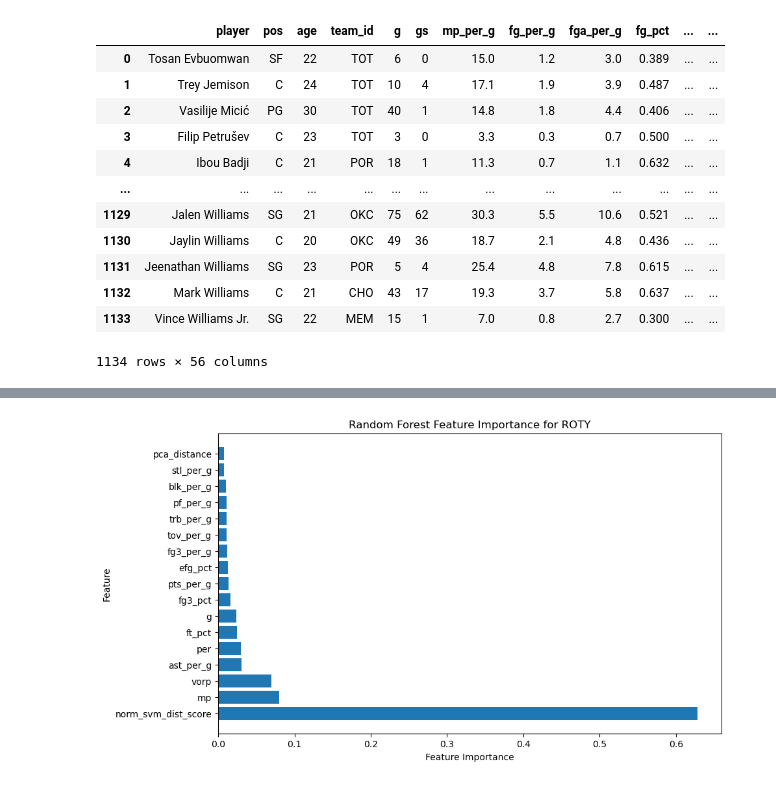
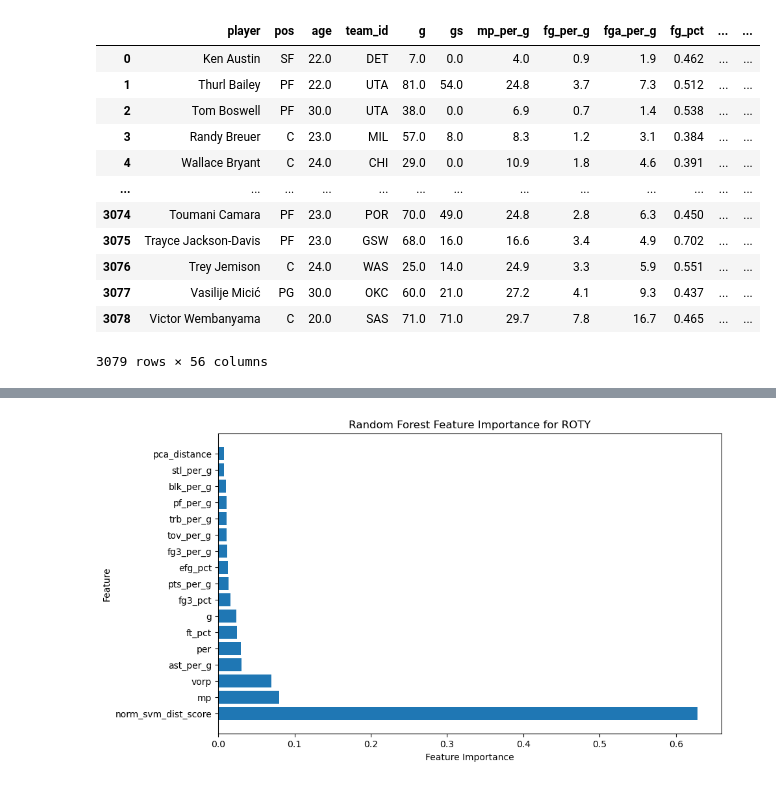
Before and after one commit to brianfdo/NBA-Player-Analysis, a Jupyter notebook: Modeling.ipynb, the cells around one changed output, grey strips where cells are left out. Drawn from its saved outputs; the diff is of its cells as text; code cells hidden in the pictures.

```diff
--- a/Modeling.ipynb
+++ b/Modeling.ipynb
@@ -9,20 +9,20 @@ from sklearn.preprocessing import StandardScaler
 import seaborn as sns
 from sklearn import metrics
 # %%
-rookie = pd.read_csv('data/rookie_data_3_28_2024.csv').iloc[:, 1:]
+rookie = pd.read_csv('data/rookie_full_total_seasons.csv').iloc[:, 1:]
 rookie
 # %% [output]
 |  | player | pos | age | team_id | g | gs | mp_per_g | fg_per_g | fga_per_g | fg_pct | ... | ... |
-| 0 | Tosan Evbuomwan | SF | 22 | TOT | 6 | 0 | 15.0 | 1.2 | 3.0 | 0.389 | ... | ... |
-| 1 | Trey Jemison | C | 24 | TOT | 10 | 4 | 17.1 | 1.9 | 3.9 | 0.487 | ... | ... |
-| 2 | Vasilije Micić | PG | 30 | TOT | 40 | 1 | 14.8 | 1.8 | 4.4 | 0.406 | ... | ... |
-| 3 | Filip Petrušev | C | 23 | TOT | 3 | 0 | 3.3 | 0.3 | 0.7 | 0.500 | ... | ... |
-| 4 | Ibou Badji | C | 21 | POR | 18 | 1 | 11.3 | 0.7 | 1.1 | 0.632 | ... | ... |
+| 0 | Ken Austin | SF | 22.0 | DET | 7.0 | 0.0 | 4.0 | 0.9 | 1.9 | 0.462 | ... | ... |
+| 1 | Thurl Bailey | PF | 22.0 | UTA | 81.0 | 54.0 | 24.8 | 3.7 | 7.3 | 0.512 | ... | ... |
+| 2 | Tom Boswell | PF | 30.0 | UTA | 38.0 | 0.0 | 6.9 | 0.7 | 1.4 | 0.538 | ... | ... |
+| 3 | Randy Breuer | C | 23.0 | MIL | 57.0 | 8.0 | 8.3 | 1.2 | 3.1 | 0.384 | ... | ... |
+| 4 | Wallace Bryant | C | 24.0 | CHI | 29.0 | 0.0 | 10.9 | 1.8 | 4.6 | 0.391 | ... | ... |
 | ... | ... | ... | ... | ... | ... | ... | ... | ... | ... | ... | ... | ... |
-| 1129 | Jalen Williams | SG | 21 | OKC | 75 | 62 | 30.3 | 5.5 | 10.6 | 0.521 | ... | ... |
-| 1130 | Jaylin Williams | C | 20 | OKC | 49 | 36 | 18.7 | 2.1 | 4.8 | 0.436 | ... | ... |
-| 1131 | Jeenathan Williams | SG | 23 | POR | 5 | 4 | 25.4 | 4.8 | 7.8 | 0.615 | ... | ... |
-| 1132 | Mark Williams | C | 21 | CHO | 43 | 17 | 19.3 | 3.7 | 5.8 | 0.637 | ... | ... |
-| 1133 | Vince Williams Jr. | SG | 22 | MEM | 15 | 1 | 7.0 | 0.8 | 2.7 | 0.300 | ... | ... |
+| 3074 | Toumani Camara | PF | 23.0 | POR | 70.0 | 49.0 | 24.8 | 2.8 | 6.3 | 0.450 | ... | ... |
+| 3075 | Trayce Jackson-Davis | PF | 23.0 | GSW | 68.0 | 16.0 | 16.6 | 3.4 | 4.9 | 0.702 | ... | ... |
+| 3076 | Trey Jemison | C | 24.0 | WAS | 25.0 | 14.0 | 24.9 | 3.3 | 5.9 | 0.551 | ... | ... |
+| 3077 | Vasilije Micić | PG | 30.0 | OKC | 60.0 | 21.0 | 27.2 | 4.1 | 9.3 | 0.437 | ... | ... |
+| 3078 | Victor Wembanyama | C | 20.0 | SAS | 71.0 | 71.0 | 29.7 | 7.8 | 16.7 | 0.465 | ... | ... |
-1134 rows × 56 columns
+3079 rows × 56 columns
 # %%
```
Also changed, not shown: parts of 3 cells of this notebook, 3 other files.
